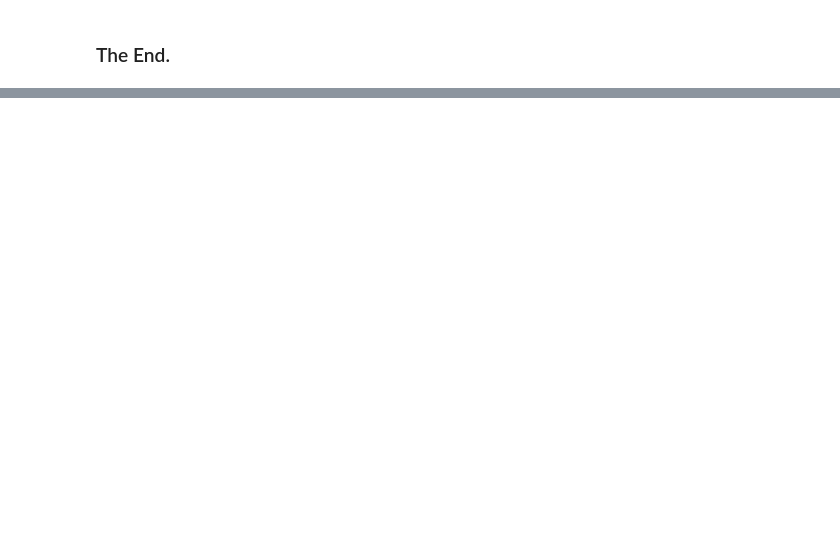
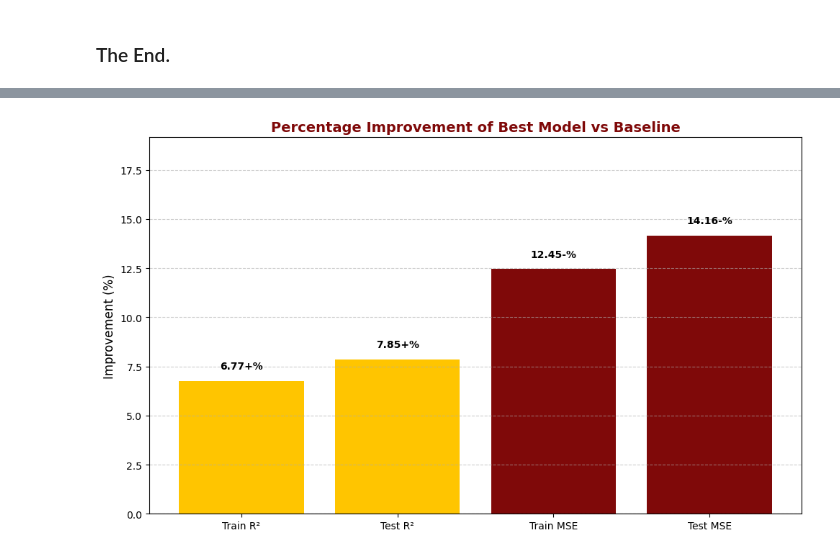
Before and after one commit to martaverfer/mini-project-ironkaggle, a Jupyter notebook: ridge_reg.ipynb, the cells around one changed output, grey strips where cells are left out. Drawn from its saved outputs; the diff is of its cells as text; code cells hidden in the pictures; blank space fills up the shorter version.

```diff
--- a/ridge_reg.ipynb
+++ b/ridge_reg.ipynb
@@ -482,0 +556,35 @@ Noise N: 0.01, Noise M: 0.1, Alpha: 0.01, Best R² Score: 0.6957298254445554
+# %%
+# Gryffindor Colors
+gryffindor_red = "#7F0909"
+gryffindor_gold = "#FFC500"
+
+# Improvement values
+metrics = ['Train R²', 'Test R²', 'Train MSE', 'Test MSE']
+improvements = [6.77, 7.85, 12.45, 14.16]
+signs = ['+%', '+%', '-%', '-%']
+
+# Adjust sign for visualization clarity
+bar_colors = [gryffindor_gold, gryffindor_gold, gryffindor_red, gryffindor_red]
+
+# Plot
+plt.figure(figsize=(10, 6))
+bars = plt.bar(metrics, improvements, color=bar_colors)
+
+# Add labels above bars
+for bar, value, sign in zip(bars, improvements, signs):
+    height = bar.get_height()
+    plt.text(bar.get_x() + bar.get_width()/2, height + 0.5,
+             f"{value:.2f}{sign}", ha='center', va='bottom', fontsize=10, fontweight='bold')
+
+plt.title('Percentage Improvement of Best Model vs Baseline', fontsize=14, color=gryffindor_red, weight='bold')
+plt.ylabel('Improvement (%)', fontsize=12)
+plt.grid(axis='y', linestyle='--', alpha=0.6)
+plt.ylim(0, max(improvements) + 5)
+plt.tight_layout()
+
+# Optional: Save with transparent background
+plt.savefig("model_improvement_gryffindor.png", dpi=300, transparent=True)
+
+plt.show()
+# %% [output]
+[figure, added]
```
Also changed, not shown: parts of 7 cells of this notebook, 3 other files.
